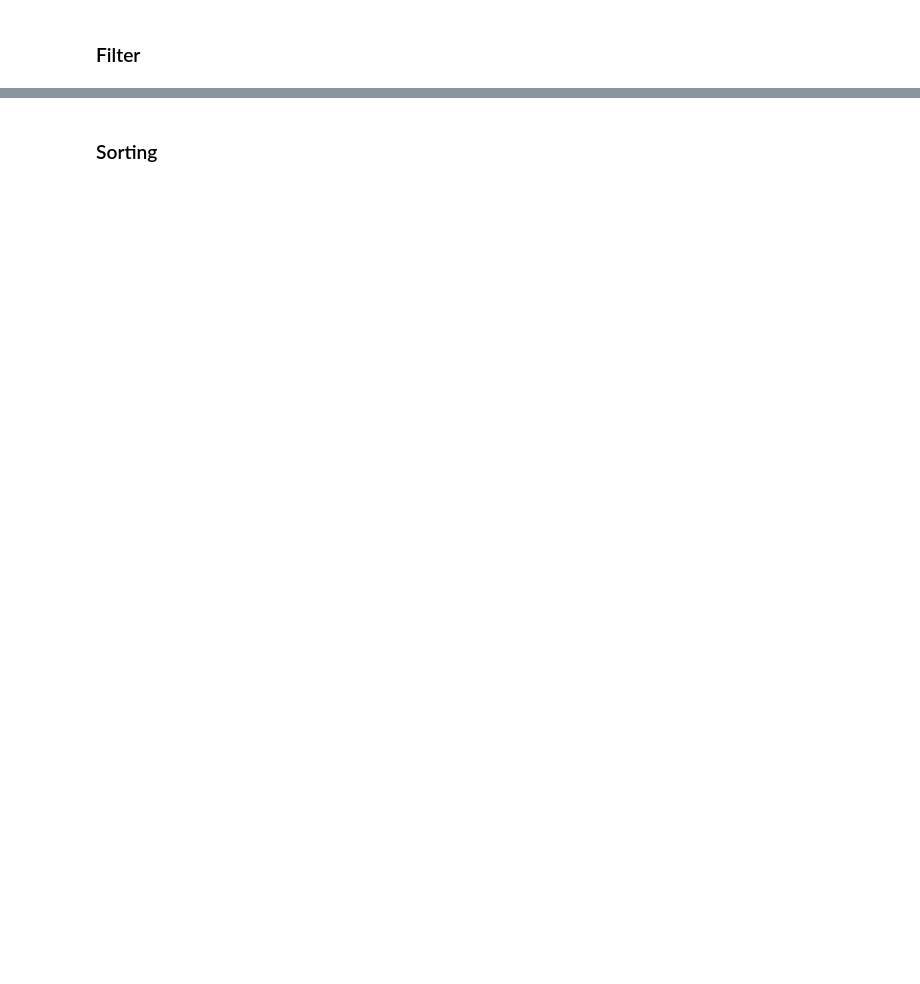
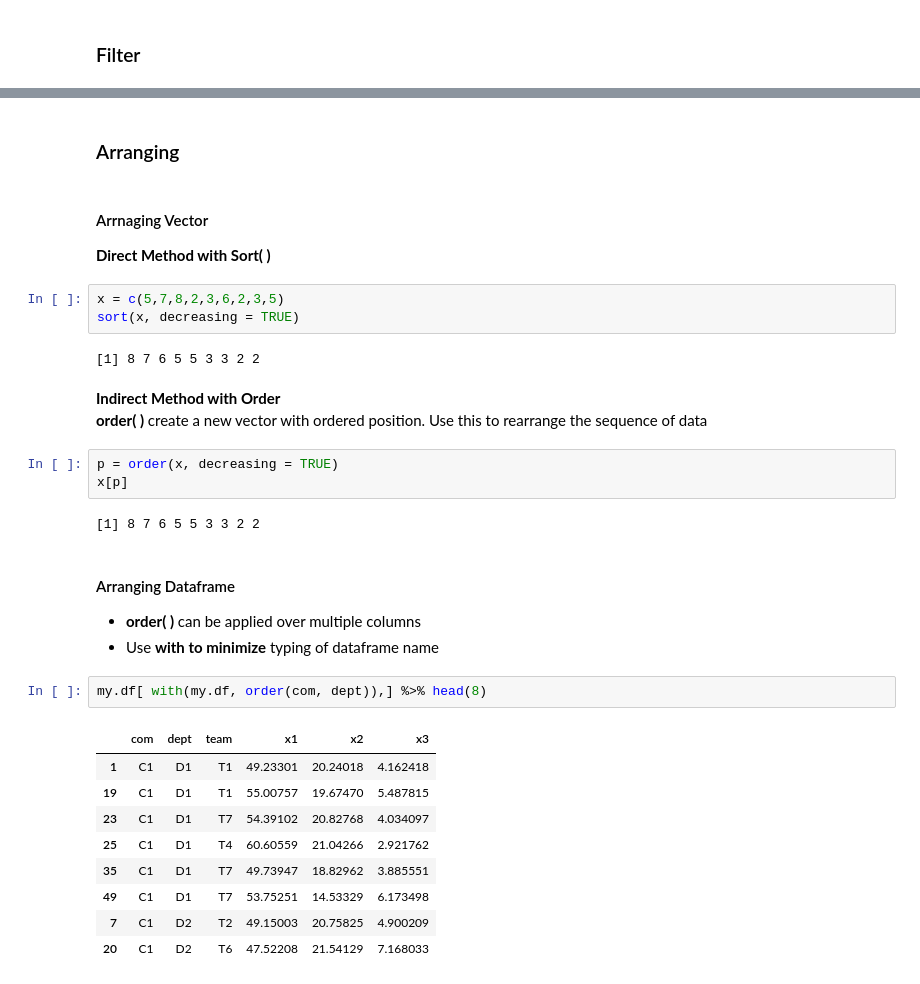
Before and after one commit to yongks/r_book, a Jupyter notebook: 03-Wrangling.ipynb, the cells around one changed output, grey strips where cells are left out. Saved outputs shown, nothing was run; the diff lists cells and outputs as text; blank space fills up the shorter version.

```diff
--- a/03-Wrangling.ipynb
+++ b/03-Wrangling.ipynb
@@ -46,2 +75,34 @@ $ x3   <dbl> 2.683964, 5.562472, 4.216225, 4.773946, 3.412897, 5.547524, 6....
 # %% [markdown]
-### Sorting
+### Arranging
+# %% [markdown]
+#### Arrnaging Vector
+**Direct Method with Sort( )**
+# %%
+x = c(5,7,8,2,3,6,2,3,5)
+sort(x, decreasing = TRUE)
+# %% [output]
+[1] 8 7 6 5 5 3 3 2 2
+# %% [markdown]
+**Indirect Method with Order**
+**order( )** create a new vector with ordered position.  Use this to rearrange the sequence of data
+# %%
+p = order(x, decreasing = TRUE)
+x[p]
+# %% [output]
+[1] 8 7 6 5 5 3 3 2 2
+# %% [markdown]
+#### Arranging Dataframe
+- **order( )** can be applied over multiple columns
+- Use **with to minimize** typing of dataframe name
+# %%
+my.df[ with(my.df, order(com, dept)),] %>% head(8)
+# %% [output]
+|  | com | dept | team | x1 | x2 | x3 |
+| 1 | C1 | D1 | T1 | 49.23301 | 20.24018 | 4.162418 |
+| 19 | C1 | D1 | T1 | 55.00757 | 19.67470 | 5.487815 |
+| 23 | C1 | D1 | T7 | 54.39102 | 20.82768 | 4.034097 |
+| 25 | C1 | D1 | T4 | 60.60559 | 21.04266 | 2.921762 |
+| 35 | C1 | D1 | T7 | 49.73947 | 18.82962 | 3.885551 |
+| 49 | C1 | D1 | T7 | 53.75251 | 14.53329 | 6.173498 |
+| 7 | C1 | D2 | T2 | 49.15003 | 20.75825 | 4.900209 |
+| 20 | C1 | D2 | T6 | 47.52208 | 21.54129 | 7.168033 |
```
Also changed, not shown: parts of 64 cells of this notebook, 5 other files.
